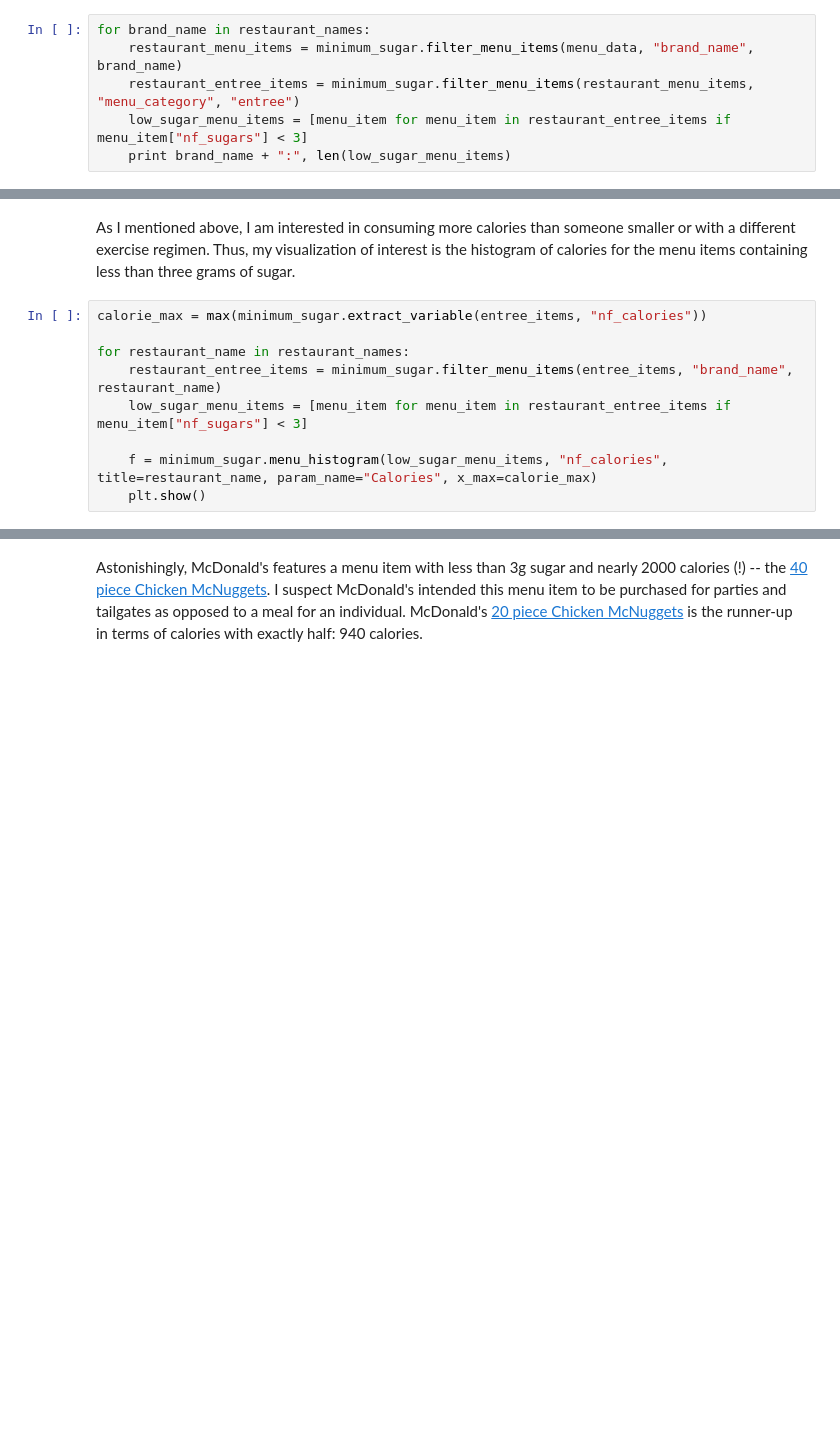
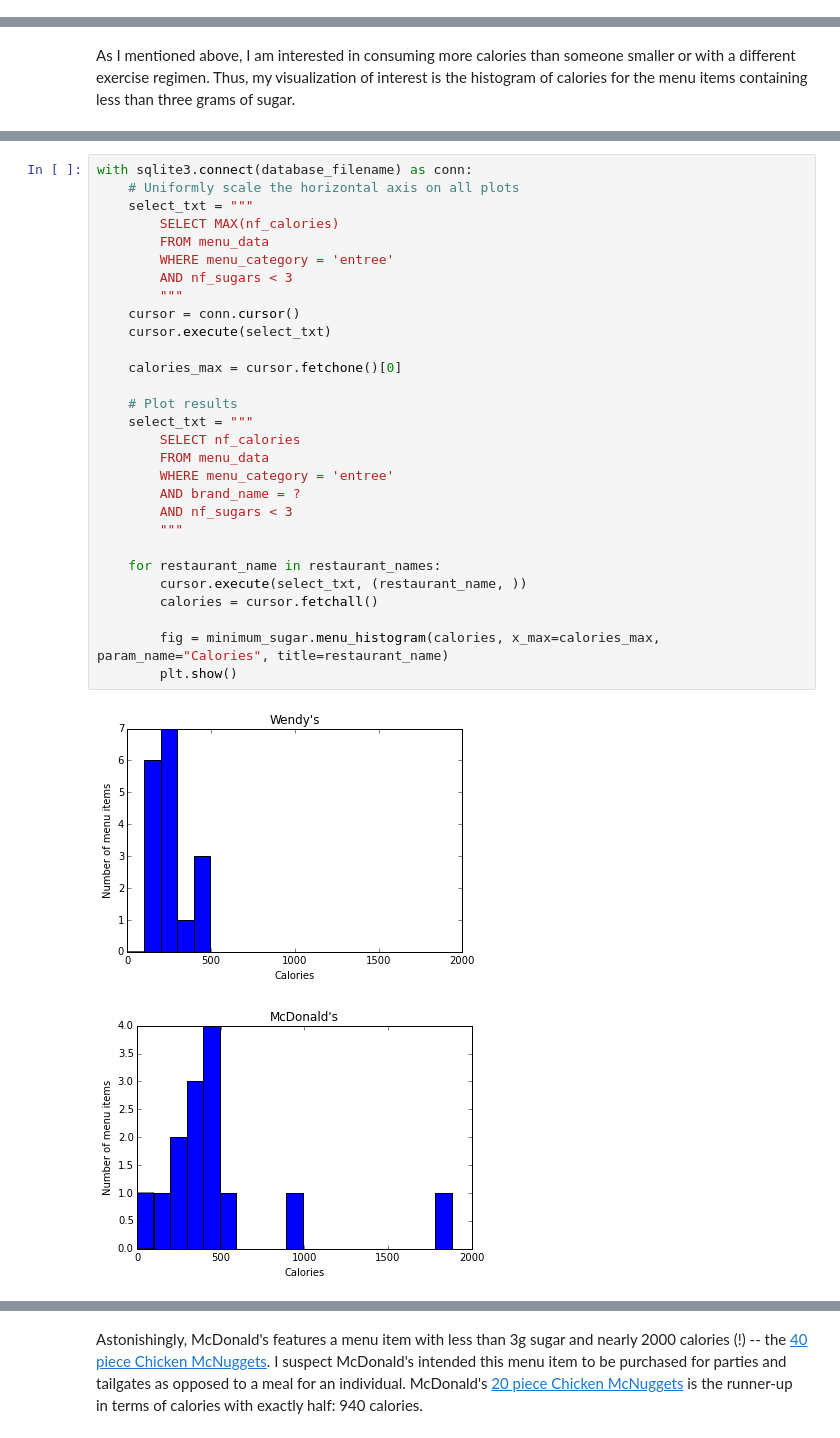
Before and after one commit to jrsmith3/jrsmith3.github.io, a Jupyter notebook: content/2015-10-02_minimum_sugar.ipynb, the cells around one changed output, grey strips where cells are left out. Cells and saved outputs as stored; diff of their text form; blank space fills up the shorter version.

```diff
--- a/content/2015-10-02_minimum_sugar.ipynb
+++ b/content/2015-10-02_minimum_sugar.ipynb
@@ -144,9 +179,3 @@ Iten name: Biscuit Taco - Egg & Cheese
 # %% [markdown]
 ### Minimum sugar vs. calories
 Its possible to calculate things like average and standard deviation for the histograms above, but I don't see the utility in that information. Nobody goes to a restaurant and selects random items off the menu. My rule of thumb is to not order anything with more than 3g of sugar, and zero sugar is preferred. Using this rubric, the restaurants I considered have the following number of menu items at that part of the distribution:
-# %%
-for brand_name in restaurant_names:
-    restaurant_menu_items = minimum_sugar.filter_menu_items(menu_data, "brand_name", brand_name)
-    restaurant_entree_items = minimum_sugar.filter_menu_items(restaurant_menu_items, "menu_category", "entree")
-    low_sugar_menu_items = [menu_item for menu_item in restaurant_entree_items if menu_item["nf_sugars"] < 3]
-    print brand_name + ":", len(low_sugar_menu_items)
@@ -160,11 +204,2 @@ Chipotle: 19
 # %% [markdown]
 As I mentioned above, I am interested in consuming more calories than someone smaller or with a different exercise regimen. Thus, my visualization of interest is the histogram of calories for the menu items containing less than three grams of sugar.
-# %%
-calorie_max = max(minimum_sugar.extract_variable(entree_items, "nf_calories"))
-
-for restaurant_name in restaurant_names:
-    restaurant_entree_items = minimum_sugar.filter_menu_items(entree_items, "brand_name", restaurant_name)
-    low_sugar_menu_items = [menu_item for menu_item in restaurant_entree_items if menu_item["nf_sugars"] < 3]
-
-    f = minimum_sugar.menu_histogram(low_sugar_menu_items, "nf_calories", title=restaurant_name, param_name="Calories", x_max=calorie_max)
-    plt.show()
@@ -177,0 +206,32 @@ for restaurant_name in restaurant_names:
+# %%
+with sqlite3.connect(database_filename) as conn:
+    # Uniformly scale the horizontal axis on all plots
+    select_txt = """
+        SELECT MAX(nf_calories)
+        FROM menu_data
+        WHERE menu_category = 'entree'
+        AND nf_sugars < 3
+        """
+    cursor = conn.cursor()
+    cursor.execute(select_txt)
+
+    calories_max = cursor.fetchone()[0]
+
+    # Plot results
+    select_txt = """
+        SELECT nf_calories
+        FROM menu_data
+        WHERE menu_category = 'entree'
+        AND brand_name = ?
+        AND nf_sugars < 3
+        """
+
+    for restaurant_name in restaurant_names:
+        cursor.execute(select_txt, (restaurant_name, ))
+        calories = cursor.fetchall()
+
+        fig = minimum_sugar.menu_histogram(calories, x_max=calories_max, param_name="Calories", title=restaurant_name)
+        plt.show()
+# %% [output]
+[figure, added]
+[figure, added]
```
Also changed, not shown: parts of 24 cells of this notebook.
